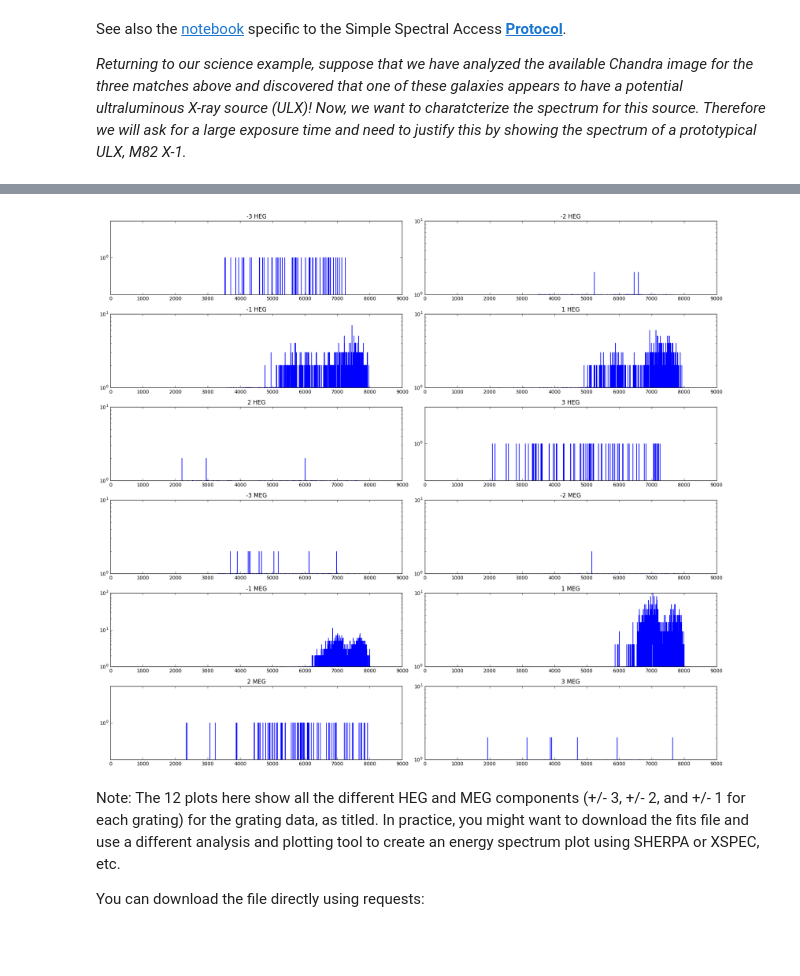
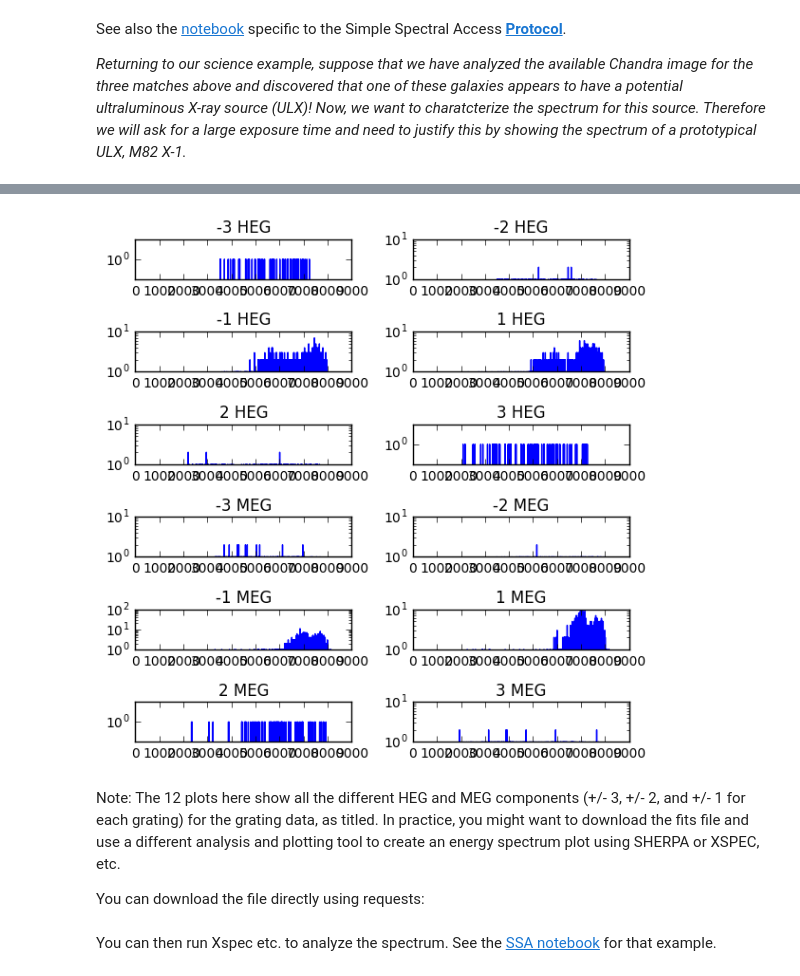
Before and after one commit to NASA-NAVO/aas_workshop_2018, a Jupyter notebook: heasarc/heasarc_queries_Overview.ipynb, the cells around one changed output, grey strips where cells are left out. Saved outputs shown, nothing was run; the diff lists cells and outputs as text; code cells hidden in the pictures; blank space fills up the shorter version.

Commit message:
Few spectrum mods.

```diff
--- a/heasarc/heasarc_queries_Overview.ipynb
+++ b/heasarc/heasarc_queries_Overview.ipynb
@@ -598,21 +598,22 @@ table
 | 11 | 2 | 2 | 1 | 4103.92 | 4072.69 | 1 .. 8192 | 0 .. 0 | 1.86603 .. 1.86603 | ... |
 | 12 | 3 | 2 | 1 | 4103.92 | 4072.69 | 1 .. 8192 | 0 .. 0 | 1.86603 .. 1.86603 | ... |
 # %%
+## Here, you just have to be familiar with the format of these spectra by reading Chandra documentation.
 for i in range(len(table)):
-    matplotlib.rcParams['figure.figsize'] = (18, 16)
+    matplotlib.rcParams['figure.figsize'] = (6, 6)
     ax=plt.subplot(6,2,i+1)
     pha = plt.plot( table['CHANNEL'][i],table['COUNTS'][i])
     ax.set_yscale('log')
     if table['TG_PART'][i] == 1:
         instr='HEG'
     if table['TG_PART'][i] == 2:
         instr='MEG'
     if table['TG_PART'][i] == 3:
         instr='LEG'
     ax.set_title(str(table['TG_M'][i])+' '+instr)
     plt.tight_layout()
 # %% [output]
-[figure, old version]
+[figure, new version]
 # %% [markdown]
 Note: The 12 plots here show all the different HEG and MEG components (+/- 3, +/- 2, and +/- 1 for each grating) for the grating data, as titled. In practice, you might want to download the fits file and use a different analysis and plotting tool to create an energy spectrum plot using SHERPA or XSPEC, etc.
 
@@ -622,3 +623,5 @@ You can download the file directly using requests:
 r=requests.get(spec_table[0]['SSA_reference'].decode(), stream=True)
 with open('my_M82_spectrum.fits','wb') as f:
     f.write(r.content)
+# %% [markdown]
+You can then run Xspec etc. to analyze the spectrum. See the [SSA notebook](heasarc_Spectral_Access.ipynb) for that example.
```
Also changed, not shown: parts of 3 cells of this notebook, 2 other files.
